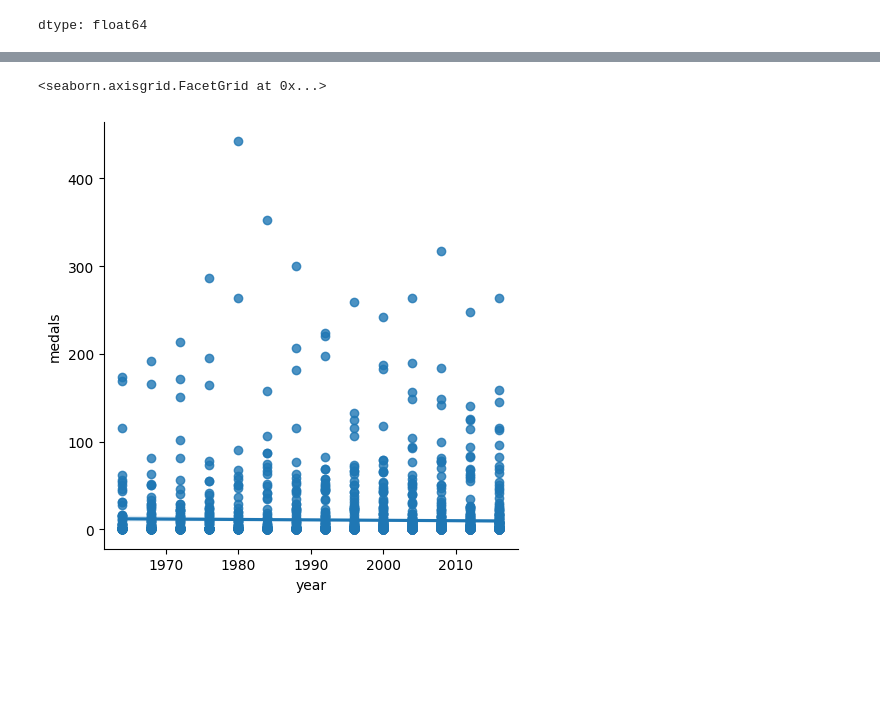
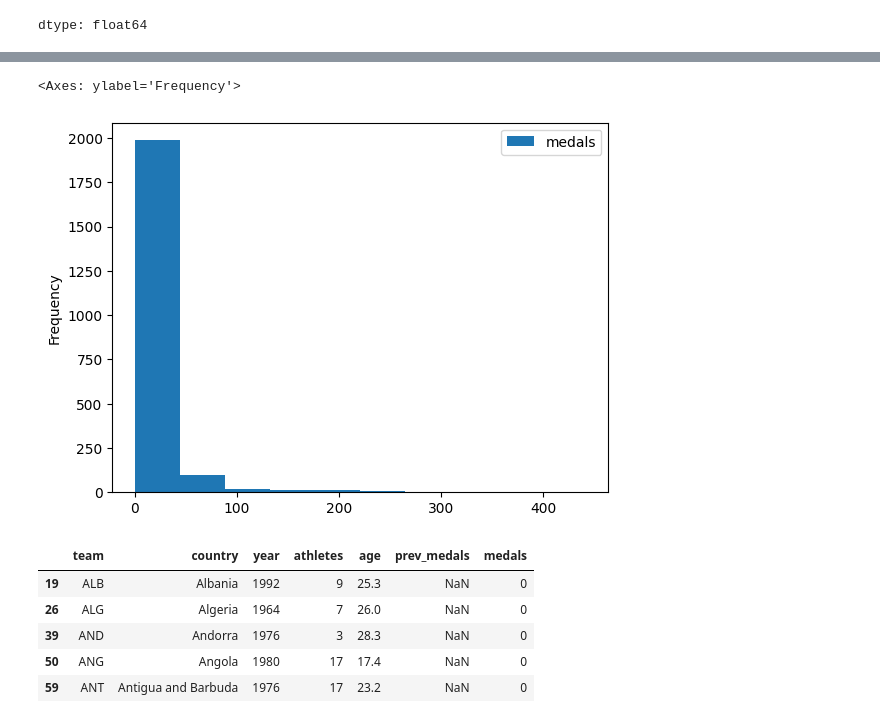
Before and after one commit to Nish613/OlympicMedals_MLPrediction, a Jupyter notebook: OlympicMedals_MLPrediction.ipynb, the cells around one changed output, grey strips where cells are left out. Drawn from its saved outputs; the diff is of its cells as text; code cells hidden in the pictures; blank space fills up the shorter version.

```diff
--- a/OlympicMedals_MLPrediction.ipynb
+++ b/OlympicMedals_MLPrediction.ipynb
@@ -56,5 +65,14 @@ plt.show()
-# %%
-sns.lmplot(x="year",y="medals",data=teams,fit_reg=True)
-# %% [output]
-<seaborn.axisgrid.FacetGrid at 0x...>
-[figure, removed]
+# %%
+teams.plot.hist(y="medals")
+# %% [output]
+<Axes: ylabel='Frequency'>
+[figure, added]
+# %%
+teams[teams.isnull().any(axis=1)].head()
+# %% [output]
+|  | team | country | year | athletes | age | prev_medals | medals |
+| 19 | ALB | Albania | 1992 | 9 | 25.3 | NaN | 0 |
+| 26 | ALG | Algeria | 1964 | 7 | 26.0 | NaN | 0 |
+| 39 | AND | Andorra | 1976 | 3 | 28.3 | NaN | 0 |
+| 50 | ANG | Angola | 1980 | 17 | 17.4 | NaN | 0 |
+| 59 | ANT | Antigua and Barbuda | 1976 | 17 | 23.2 | NaN | 0 |
```
Also changed, not shown: parts of 12 cells of this notebook.
